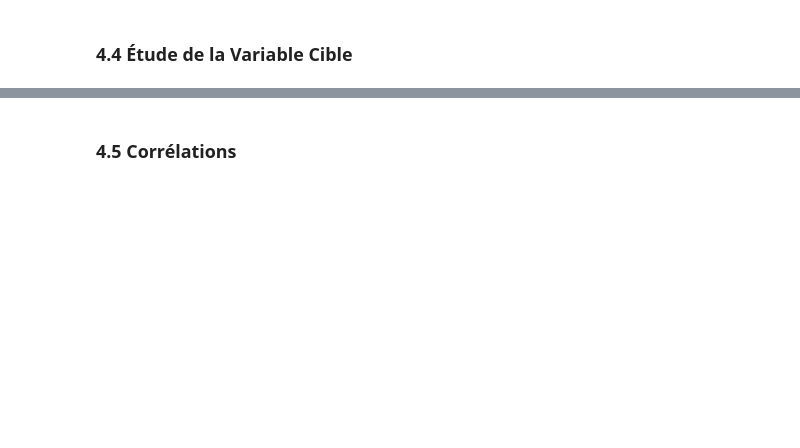
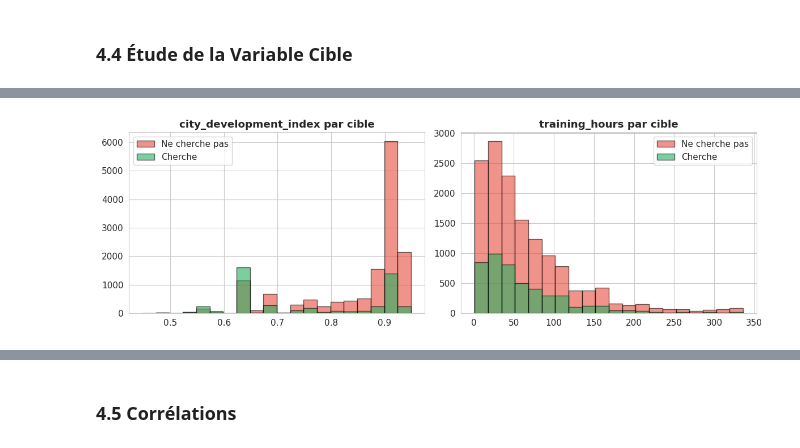
Before and after one commit to Angry-Jay/ML_TheHiredHand, a Jupyter notebook: ml-the-hired-hand-v2.ipynb, the cells around one changed output, grey strips where cells are left out. Cells and saved outputs as stored; diff of their text form; code cells hidden in the pictures; blank space fills up the shorter version.

```diff
--- a/ml-the-hired-hand-v2.ipynb
+++ b/ml-the-hired-hand-v2.ipynb
@@ -231,0 +385,15 @@ print("→ Interprétation : ces candidats n'ont probablement pas d'emploi actue
+# %%
+# Comparaison des distributions numériques par cible
+fig, axes = plt.subplots(1, 2, figsize=(12, 4))
+
+for idx, col in enumerate(num_features):
+    for target_val, color, label in [(0, '#e74c3c', 'Ne cherche pas'), (1, '#27ae60', 'Cherche')]:
+        data = df[df['target'] == target_val][col]
+        axes[idx].hist(data, bins=20, alpha=0.6, color=color, label=label, edgecolor='black')
+    axes[idx].set_title(f'{col} par cible', fontweight='bold')
+    axes[idx].legend()
+
+plt.tight_layout()
+plt.show()
+# %% [output]
+[figure, added]
```
Also changed, not shown: parts of 24 cells of this notebook.
